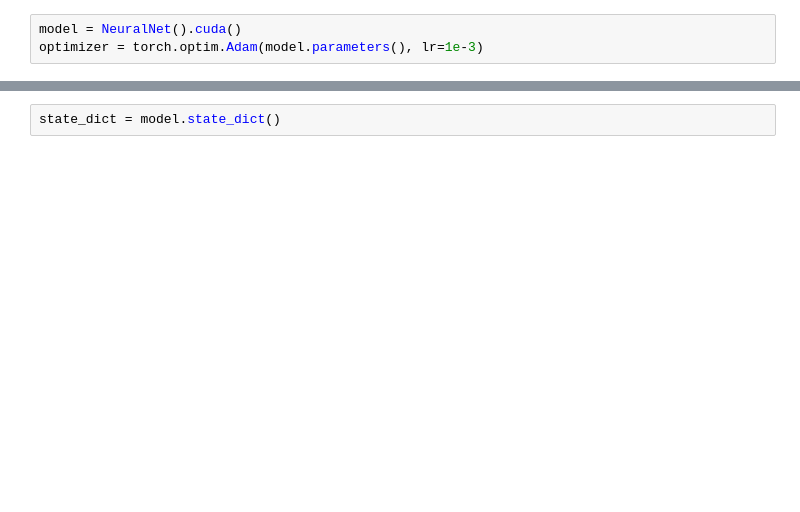
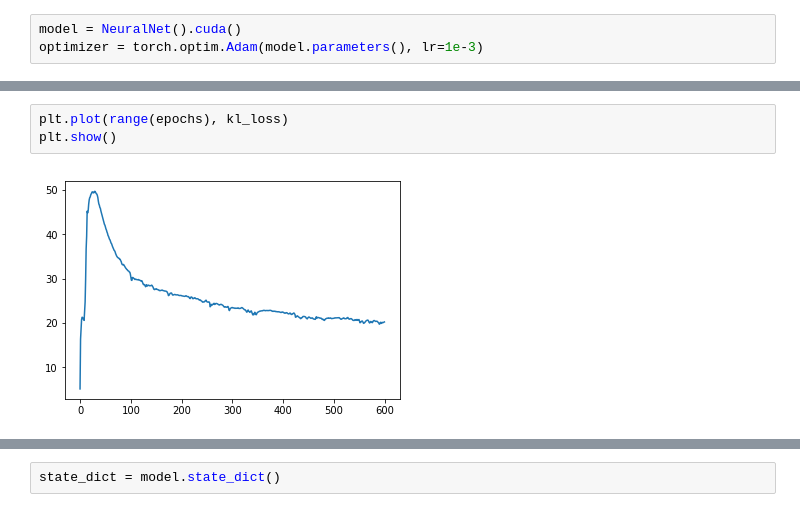
Before and after one commit to gurjaspalbedi/deep-learning, a Jupyter notebook: Assignment4/Assignment4_part2.ipynb, the cells around one changed output, grey strips where cells are left out. Saved outputs shown, nothing was run; the diff lists cells and outputs as text; blank space fills up the shorter version.

```diff
--- a/Assignment4/Assignment4_part2.ipynb
+++ b/Assignment4/Assignment4_part2.ipynb
@@ -159,0 +140,5 @@ AttributeError: 'NeuralNet' object has no attribute 'decode_starts'
+# %%
+plt.plot(range(epochs), kl_loss)
+plt.show()
+# %% [output]
+[figure, added]
```
Also changed, not shown: parts of 20 cells of this notebook.
